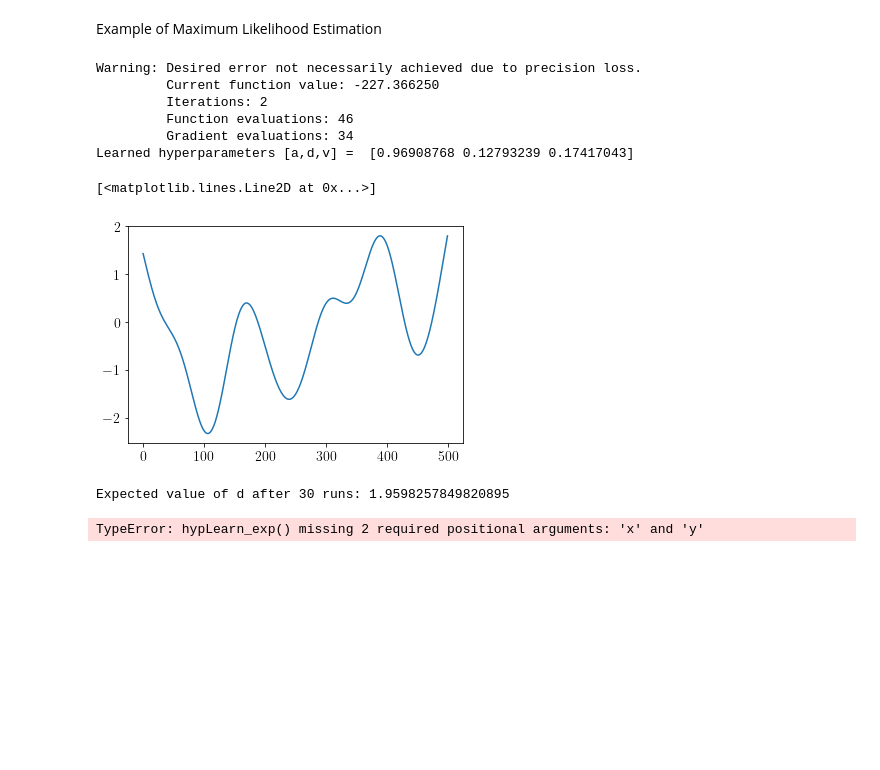
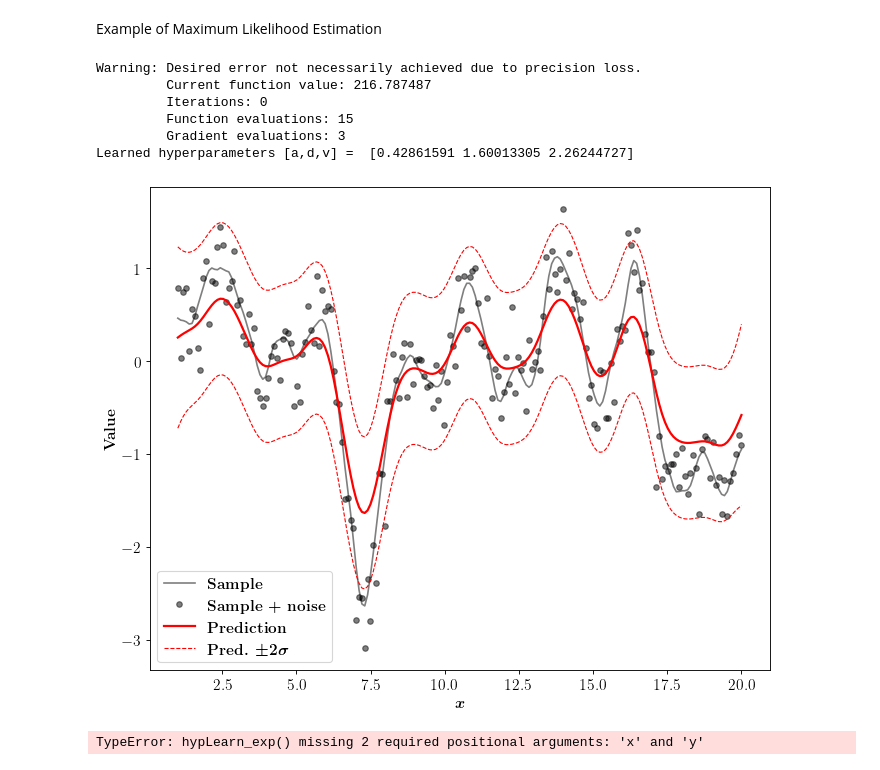
Before and after one commit to sooogzzz/GPnotebook, a Jupyter notebook: refractored_code.ipynb, the cells around one changed output. Saved outputs shown, nothing was run; the diff lists cells and outputs as text; code cells hidden in the pictures; blank space fills up the shorter version.

```diff
--- a/refractored_code.ipynb
+++ b/refractored_code.ipynb
@@ -186,8 +186,15 @@ def dKexp(K,d,x):
     '''
     n = x.shape[0]
 
+    # for i in range(1,m+1):
+
+    #     Kdiff = np.tile( x[:,i-1] , (n,1) ).T - np.tile( x[:,i-1] , (n,1) )
+    #     d = float( hypsK[i] )
+    #     DdQ = np.multiply( np.matrix( -d/2 * np.square(Kdiff) ) , K ) # pointwise multiplication
+    #     Jac[i] = traceAB(invQ,DdQ) - yTinvQ @ DdQ @ yTinvQ.transpose()
+
     Kdiff = np.tile( x , (n,1) ).T - np.tile( x , (n,1) )
-    DdQ = -d/2*Kdiff**2*K
+    DdQ = np.multiply( np.matrix( -d/2 * np.square(Kdiff) ) , K ) # pointwise multiplication
 
     return DdQ
 
@@ -520,7 +536,7 @@ def testRun(Kfunc =Kexp, dKfunc = dKexp, x = None, y_sample = None, y_noise = No
     '''
     ## take sample if not provided
     if y_sample == None:
-        n = 500
+        n = 200
         xmin = 1
         xmax = 20
         x = np.linspace(xmin,xmax,n).reshape(-1,1)
@@ -536,61 +552,51 @@ def testRun(Kfunc =Kexp, dKfunc = dKexp, x = None, y_sample = None, y_noise = No
             d = 1
             Kx = Kfunc([a,d],x,x)
 
 
         sqrtKx = np.real( la.sqrtm(Kx) )
 
         sig = 0.25
         y_sample = (np.random.normal(0,1, (1,n))@sqrtKx).reshape(-1,1)
         y_noise = y_sample + np.random.normal(0,sig, (n,1) )
 
     # Hyperparameter training
     hyps = hypLearn_exp(Kfunc,dKfunc,x,y_noise, learn_rq = True ) if Kfunc.__name__ == 'Krq' else hypLearn_exp(Kfunc,dKfunc,x,y_noise)
 
     # Make predictions
     pred, std = GPpred(Kfunc,hyps,x,y_noise,x)
     # print(f'RMSE Prediction: {calc_rmse(pred,y_sample)}\nRMSE Noise: {calc_rmse(y_noise,y_sample)}')
 
     # if count_upcrossing:
     #     n_upcross = CountUpcross(pred)
     # print(f'Expected number of upcrossings in x on the interval: {(x[-1]-x[0])*np.sqrt(hyps[1])/(2*np.pi)}')
 
-    # plt.figure(figsize=(10, 8), dpi=80)
-    # plt.plot(x,y_sample,'k',label = r'\textbf{Sample 5}', alpha = 0.5)
-    # plt.plot(x,y_noise,'ko',label = r'\textbf{Sample 5 + noise}', alpha = 0.5, markersize = 5)
-    # plt.plot(x,pred, color = 'red',label = r'\textbf{Prediction}', alpha = 1, linewidth = 2)
-    # plt.plot(x,pred + 2*std, color = 'red', linestyle = '--', linewidth = 1)
-    # plt.plot(x,pred - 2*std, color = 'red', linestyle = '--',linewidth = 1, label = r'\textbf{Pred.} \boldmath$\pm 2\sigma$')
-    # plt.xlabel(r'\boldmath$x$')
-    # plt.ylabel(r'\textbf{Value}')
-    # plt.legend()
-    # plt.show()
+    plt.figure(figsize=(10, 8), dpi=80)
+    plt.plot(x,y_sample,'k',label = r'\textbf{Sample}', alpha = 0.5)
+    plt.plot(x,y_noise,'ko',label = r'\textbf{Sample + noise}', alpha = 0.5, markersize = 5)
+    plt.plot(x,pred, color = 'red',label = r'\textbf{Prediction}', alpha = 1, linewidth = 2)
+    plt.plot(x,pred + 2*std, color = 'red', linestyle = '--', linewidth = 1)
+    plt.plot(x,pred - 2*std, color = 'red', linestyle = '--',linewidth = 1, label = r'\textbf{Pred.} \boldmath$\pm 2\sigma$')
+    plt.xlabel(r'\boldmath$x$')
+    plt.ylabel(r'\textbf{Value}')
+    plt.legend()
+    plt.show()
 
     return pred
 
 # run test code
 # nCount = []
-for _ in range(1):
-    y_pred = testRun(Kfunc =Kexp, dKfunc = dKexp)#x = x, y_sample = y,y_noise=y_noise)
+# for _ in range(1):
+y_pred = testRun(Kfunc =Km5_2, dKfunc = dKm5_2)#x = x, y_sample = y,y_noise=y_noise)
     # nCount += [CountUpcross(y_pred)]
 # print(nCount)
 # %% [output]
 Warning: Desired error not necessarily achieved due to precision loss.
-         Current function value: -227.366250
-         Iterations: 2
-         Function evaluations: 46
-         Gradient evaluations: 34
-Learned hyperparameters [a,d,v] =  [0.96908768 0.12793239 0.17417043]
+         Current function value: 216.787487
+         Iterations: 0
+         Function evaluations: 15
+         Gradient evaluations: 3
+Learned hyperparameters [a,d,v] =  [0.42861591 1.60013305 2.26244727]
+[figure, added]
-# %%
-plt.plot(y_pred)
-# %% [output]
-[<matplotlib.lines.Line2D at 0x...>]
-[figure, removed]
-# %%
-interval = 19
-n_unitmean = np.mean(np.array(nCount)/interval)
-print(f'Expected value of d after 30 runs: {((2*np.pi)*n_unitmean)**2}')
-# %% [output]
-Expected value of d after 30 runs: 1.9598257849820895
 # %%
 def testRun2():
     '''
```
Also changed, not shown: parts of 5 cells of this notebook.
